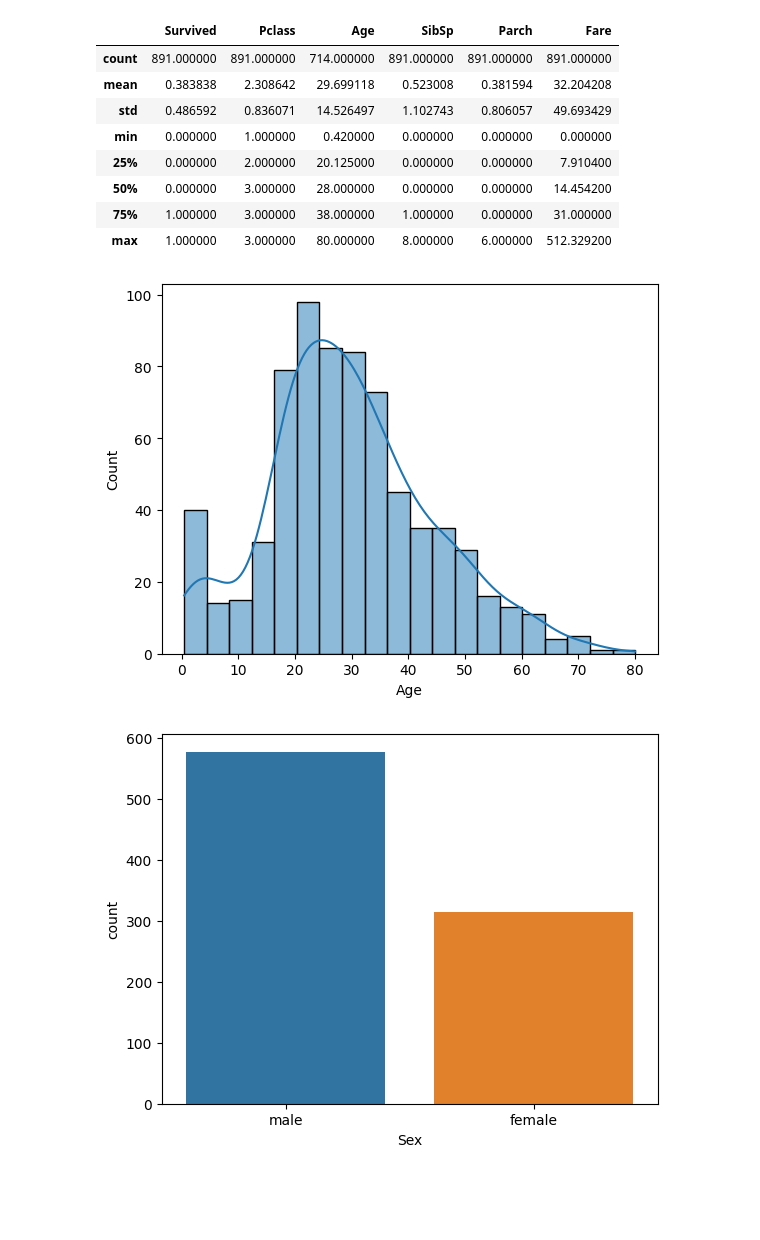
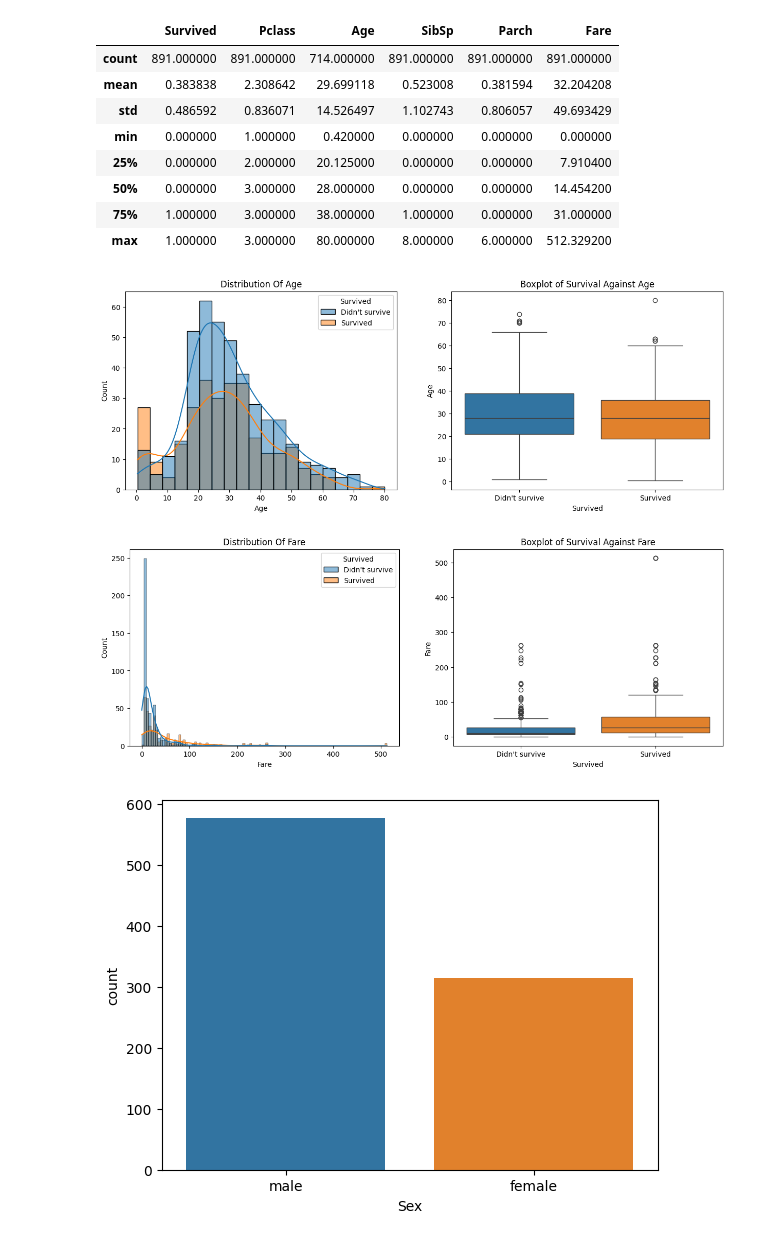
Before and after one commit to MDeus-ai/deus, a Jupyter notebook: public/assets/datastories_assets/notebooks/titanic_story_nb.ipynb, the cells around one changed output. Drawn from its saved outputs; the diff is of its cells as text; code cells hidden in the pictures; blank space fills up the shorter version.

```diff
--- a/public/assets/datastories_assets/notebooks/titanic_story_nb.ipynb
+++ b/public/assets/datastories_assets/notebooks/titanic_story_nb.ipynb
@@ -64,17 +68,29 @@ dataset.describe()
 | 75% | 1.000000 | 3.000000 | 38.000000 | 1.000000 | 0.000000 | 31.000000 |
 | max | 1.000000 | 3.000000 | 80.000000 | 8.000000 | 6.000000 | 512.329200 |
 # %%
-# What was the age distribution of these fellas
-import seaborn as sns
-import matplotlib.pyplot as plt
-sns.histplot(
-    data=dataset,
-    x='Age',
-    kde=True,
-)
-plt.show()
+# BIVARIATE HELPER FUNCTIONS
+def bivariate_hist_box(dataframe, target_var, num_var):
+    dummy_target_var = dataframe[target_var]
+    dummy_target_var = dummy_target_var.replace({
+        0: "Didn't survive",
+        1: "Survived"
+    })
+    # Plot layout
+    fig, axes = plt.subplots(1, 2, figsize=(15, 5))
+    # Histogram
+    sns.histplot(data=dataframe, x=num_var, hue=dummy_target_var, kde=True, ax=axes[0])
+    axes[0].set_title(f"Distribution Of {num_var}")
+    # BoxPlot
+    sns.boxplot(data=dataframe, y=num_var, x=dummy_target_var, hue=dummy_target_var, ax=axes[1])
+    axes[1].set_title(f"Boxplot of Survival Against {num_var}")
+    plt.show()
-# %% [output]
-[figure, removed]
+# %%
+# Bivariate For Age
+bivariate_hist_box(dataframe=dataset, target_var="Survived", num_var="Age")
+bivariate_hist_box(dataframe=dataset, target_var="Survived", num_var="Fare")
+# %% [output]
+[figure, added]
+[figure, added]
 # %%
 # Apparently there where...
 sns.countplot(
```
Also changed, not shown: parts of 6 cells of this notebook, 1 other file.
